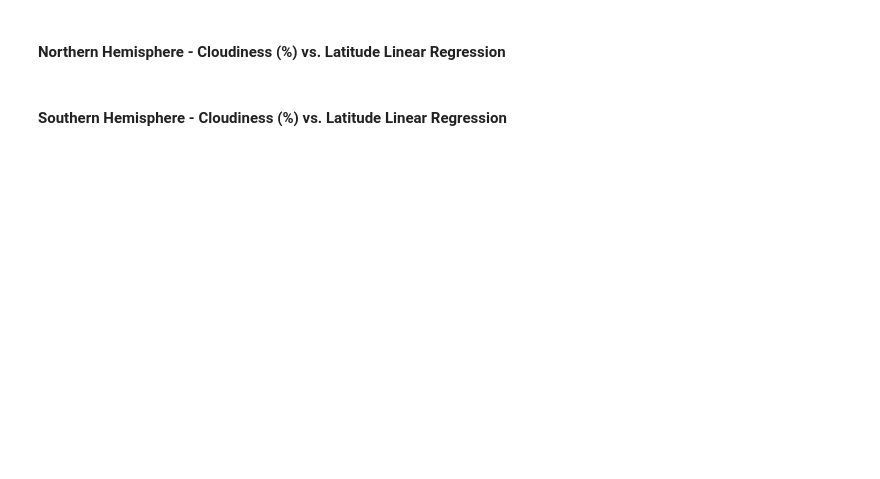
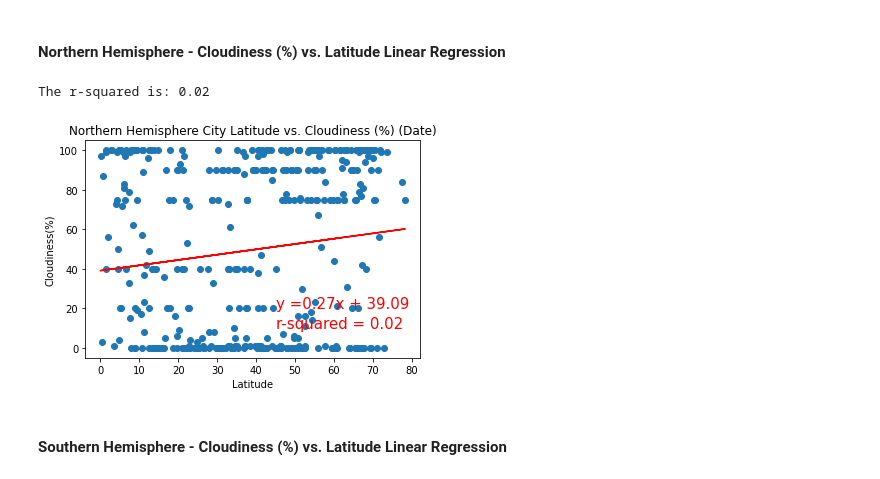
Before and after one commit to LeeProut/python-api-challenge, a Jupyter notebook: WeatherPy/WeatherPy.ipynb, the cells around one changed output. Cells and saved outputs as stored; diff of their text form; code cells hidden in the pictures; blank space fills up the shorter version.

```diff
--- a/WeatherPy/WeatherPy.ipynb
+++ b/WeatherPy/WeatherPy.ipynb
@@ -364,4 +463,42 @@ The r-squared is: 0.75
 # %% [markdown]
 ####  Northern Hemisphere - Cloudiness (%) vs. Latitude Linear Regression
+# %%
+#Define x, y values
+n_cloudiness_x_values = northern_hemi_df["Lat"]
+n_cloudiness_y_values = northern_hemi_df["Cloudiness"]
+
+#find linear regression values
+# (slope, intercept, rvalue, pvalue, stderr) = linregress(total_equipment, burned_acreage)
+# regress_values = total_equipment * slope + intercept
+(n_cloudiness_slope, n_cloudiness_intercept, n_cloudiness_rvalue, n_cloudiness_pvalue, n_cloudiness_stderr) = linregress(n_cloudiness_x_values, n_cloudiness_y_values)
+n_cloudiness_regress_values = np.asarray(n_cloudiness_x_values) * n_cloudiness_slope + n_cloudiness_intercept
+
+#calculate r-squared
+n_cloudiness_rsquared = round(n_cloudiness_rvalue**2,2)
+print(f"The r-squared is: {n_cloudiness_rsquared}")
+
+#line equation y = mx + b
+n_cloudiness_line_eq = "y =" + str(round(n_cloudiness_slope,2)) + "x + " + str(round(n_cloudiness_intercept,2))
+
+#create scatter plot
+plt.scatter(n_cloudiness_x_values, n_cloudiness_y_values)
+
+#add regression line
+plt.plot(n_cloudiness_x_values, n_cloudiness_regress_values, "r-")
+
+#add title and labels
+plt.title("Northern Hemisphere City Latitude vs. Cloudiness (%) (Date)")
+plt.xlabel("Latitude")
+plt.ylabel("Cloudiness(%)")
+
+#add annotation to plot
+plt.annotate(n_cloudiness_line_eq,(45,20), fontsize=15, color="red")
+plt.annotate(f"r-squared = {n_cloudiness_rsquared}",(45,10),fontsize=15,color="red")
+
+plt.savefig("Images/n_hemi_latitudeVScloudiness.png")
+plt.show()
+# %% [output]
+The r-squared is: 0.02
+[figure, added]
 # %% [markdown]
 ####  Southern Hemisphere - Cloudiness (%) vs. Latitude Linear Regression
```
Also changed, not shown: parts of 7 cells of this notebook, 7 other files.
